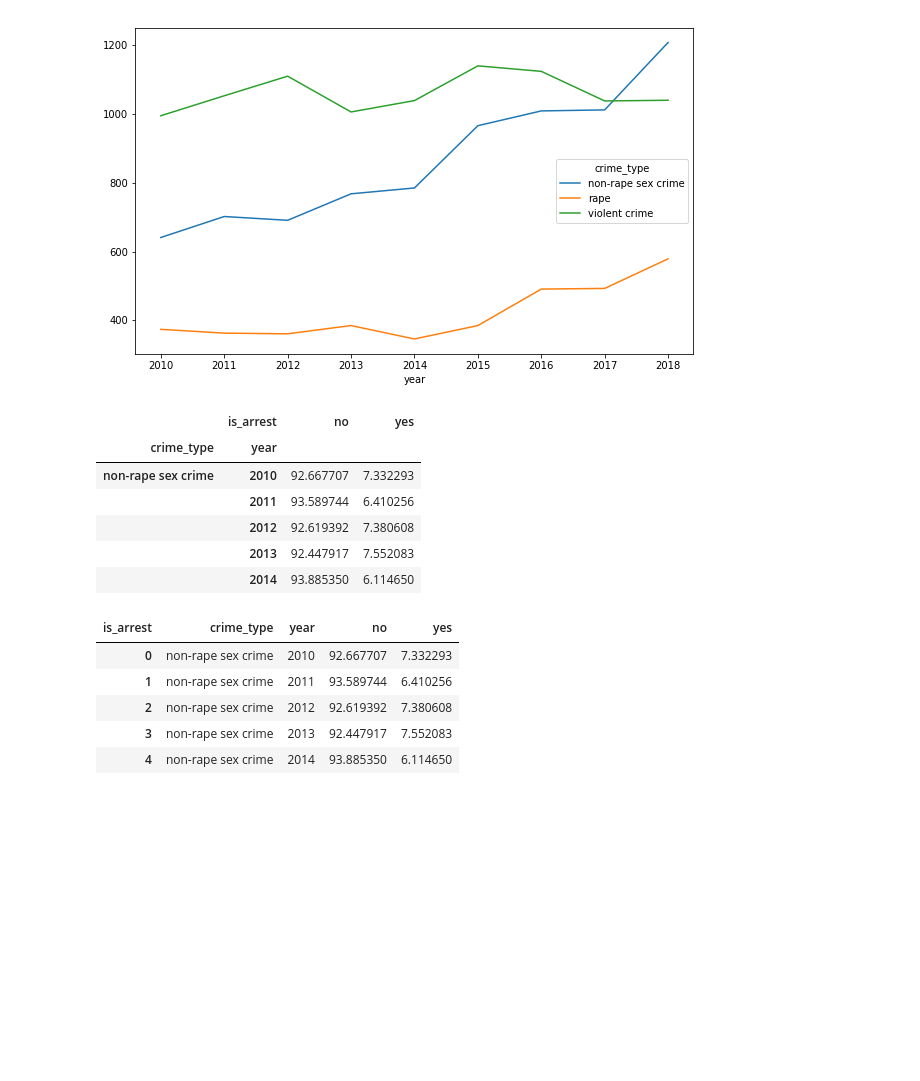
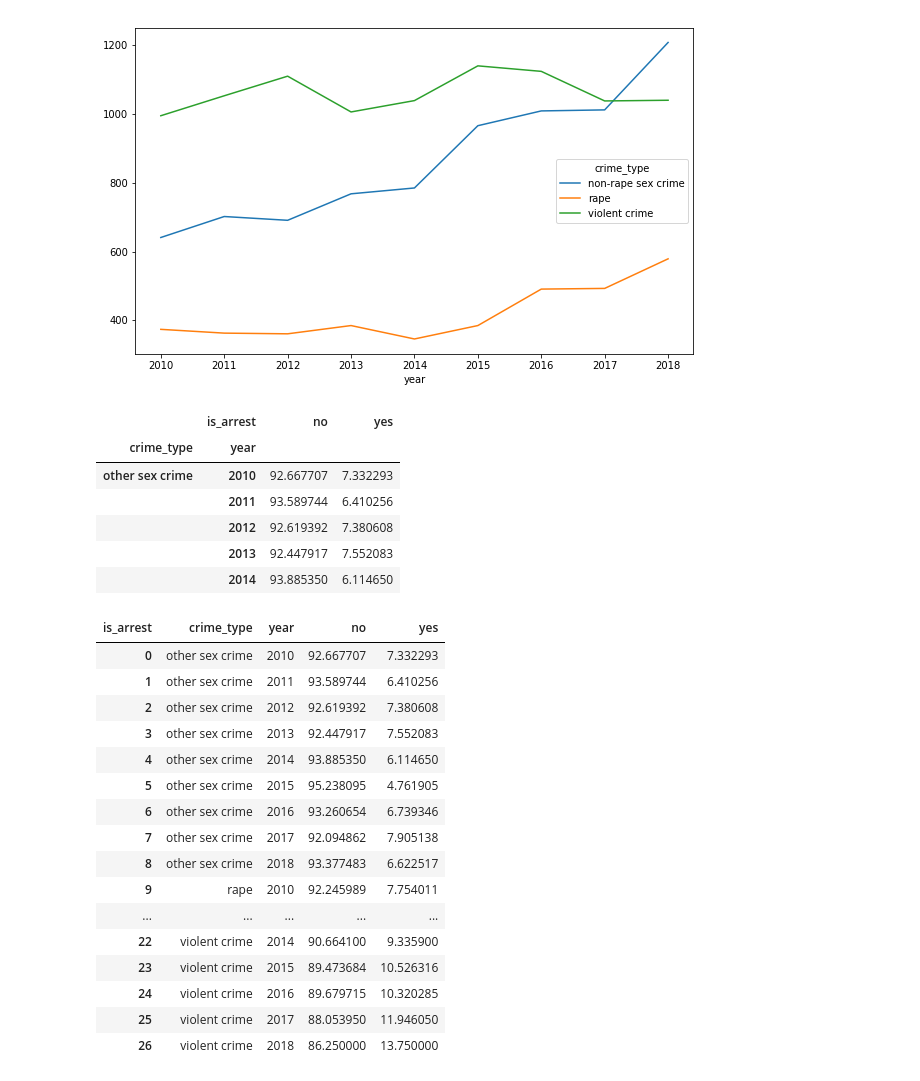
Before and after one commit to teacupwoozy/spd_notebook_archive, a Jupyter notebook: spd_notebook/2010-2018_SPD_Project.ipynb, the cells around one changed output. Cells and saved outputs as stored; diff of their text form; code cells hidden in the pictures; blank space fills up the shorter version.

```diff
--- a/spd_notebook/2010-2018_SPD_Project.ipynb
+++ b/spd_notebook/2010-2018_SPD_Project.ipynb
@@ -136,7 +137,7 @@ is_arrest_mask = data['is_arrest'] == "yes"
 
 data['crime_type'] = np.where(data['final_call_type'].isin(rape_call_types), 'rape',
                                 (np.where(data['final_call_type'].isin(sex_crime_call_types),
-                                          'non-rape sex crime', 'violent crime')))
+                                          'other sex crime', 'violent crime')))
 # %% [markdown]
 
 2017 saw an increase in calls reporting sex crimes, whereas other violent crimes in the city continued a downward trend tht began in 2015.
@@ -204,7 +205,7 @@ arrest_percent_by_yr.head()
 # %% [output]
 |  | is_arrest | no | yes |
 | crime_type | year |  |  |
-| non-rape sex crime | 2010 | 92.667707 | 7.332293 |
+| other sex crime | 2010 | 92.667707 | 7.332293 |
 |  | 2011 | 93.589744 | 6.410256 |
 |  | 2012 | 92.619392 | 7.380608 |
 |  | 2013 | 92.447917 | 7.552083 |
@@ -212,14 +213,25 @@ arrest_percent_by_yr.head()
 # %%
 arrest_percent_by_yr.reset_index(inplace=True)
 
-arrest_percent_by_yr.head()
+arrest_percent_by_yr
 # %% [output]
 | is_arrest | crime_type | year | no | yes |
-| 0 | non-rape sex crime | 2010 | 92.667707 | 7.332293 |
-| 1 | non-rape sex crime | 2011 | 93.589744 | 6.410256 |
-| 2 | non-rape sex crime | 2012 | 92.619392 | 7.380608 |
-| 3 | non-rape sex crime | 2013 | 92.447917 | 7.552083 |
-| 4 | non-rape sex crime | 2014 | 93.885350 | 6.114650 |
+| 0 | other sex crime | 2010 | 92.667707 | 7.332293 |
+| 1 | other sex crime | 2011 | 93.589744 | 6.410256 |
+| 2 | other sex crime | 2012 | 92.619392 | 7.380608 |
+| 3 | other sex crime | 2013 | 92.447917 | 7.552083 |
+| 4 | other sex crime | 2014 | 93.885350 | 6.114650 |
+| 5 | other sex crime | 2015 | 95.238095 | 4.761905 |
+| 6 | other sex crime | 2016 | 93.260654 | 6.739346 |
+| 7 | other sex crime | 2017 | 92.094862 | 7.905138 |
+| 8 | other sex crime | 2018 | 93.377483 | 6.622517 |
+| 9 | rape | 2010 | 92.245989 | 7.754011 |
+| ... | ... | ... | ... | ... |
+| 22 | violent crime | 2014 | 90.664100 | 9.335900 |
+| 23 | violent crime | 2015 | 89.473684 | 10.526316 |
+| 24 | violent crime | 2016 | 89.679715 | 10.320285 |
+| 25 | violent crime | 2017 | 88.053950 | 11.946050 |
+| 26 | violent crime | 2018 | 86.250000 | 13.750000 |
 # %%
 arrest_percent_by_yr = arrest_percent_by_yr.drop('no', axis=1)
 arrest_percent_by_yr.head()
```
Also changed, not shown: parts of 5 cells of this notebook.
